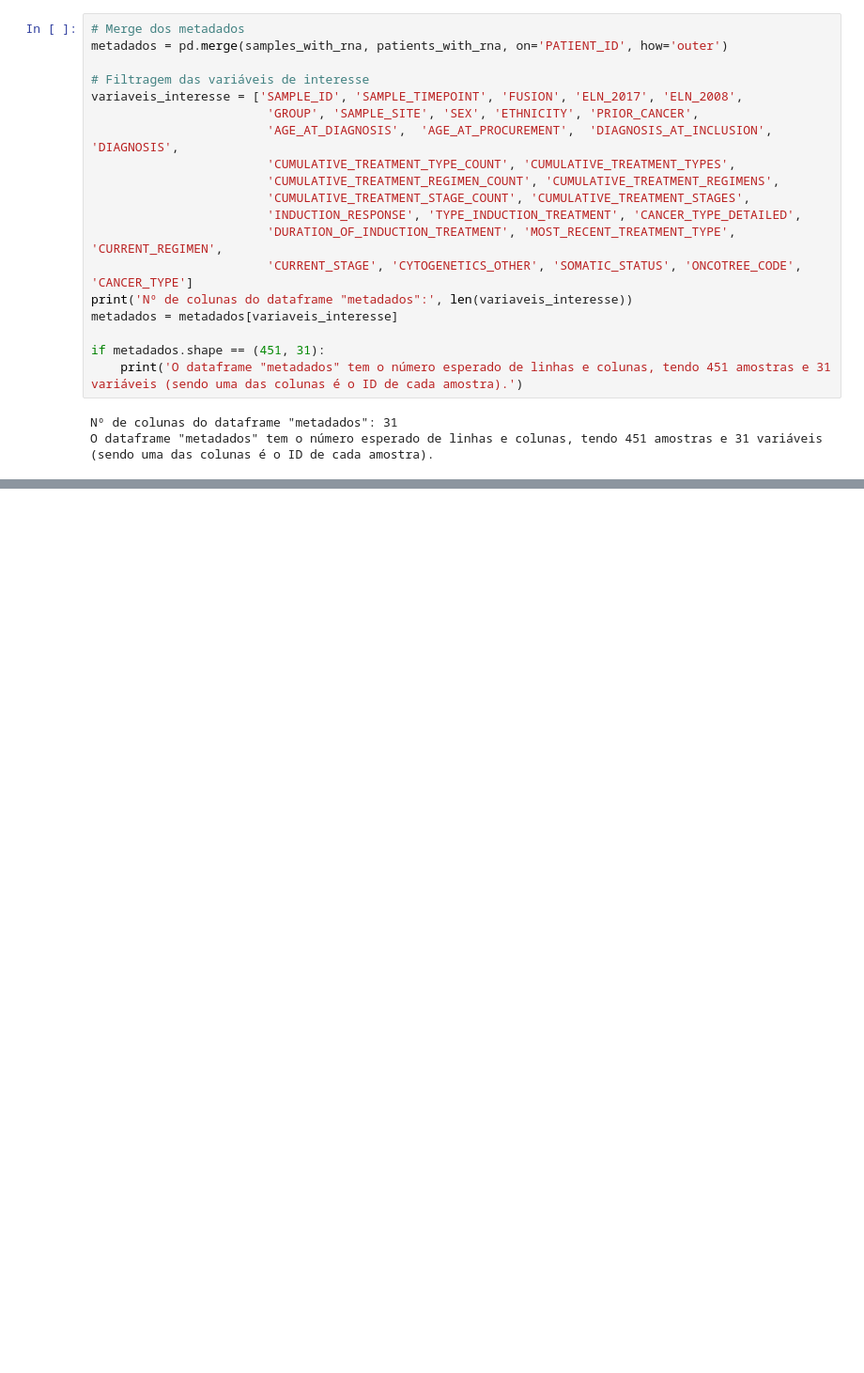
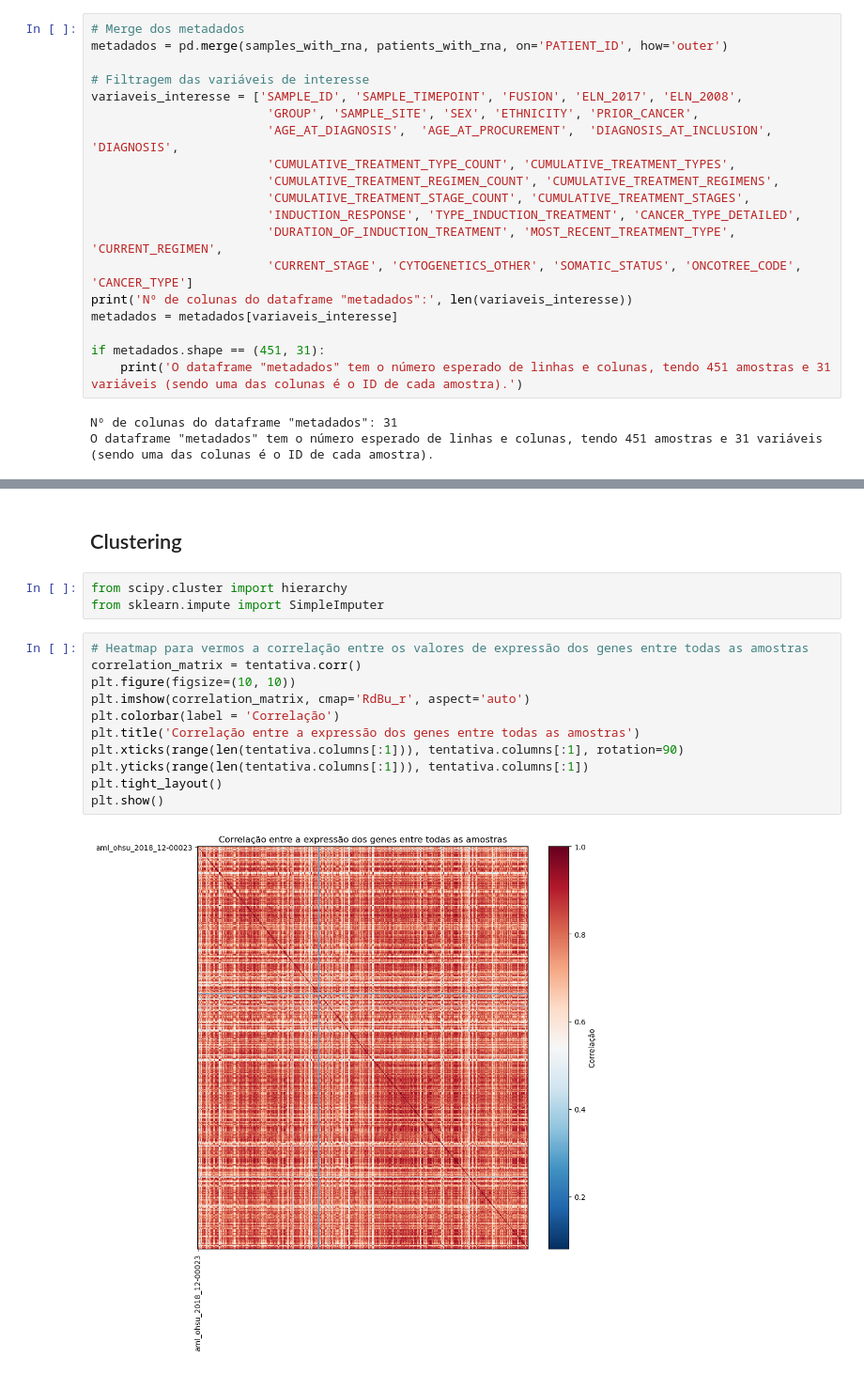
Before and after one commit to CarlosGomes00/Extracao, a Jupyter notebook: Projeto/Trabalho_extração_Python.ipynb, the cells around one changed output, grey strips where cells are left out. Shown at 94% size. Saved outputs shown, nothing was run; the diff lists cells and outputs as text; blank space fills up the shorter version.

```diff
--- a/Projeto/Trabalho_extração_Python.ipynb
+++ b/Projeto/Trabalho_extração_Python.ipynb
@@ -228,0 +835,18 @@ O dataframe "metadados" tem o número esperado de linhas e colunas, tendo 451 am
+# %% [markdown]
+## Clustering
+# %%
+from scipy.cluster import hierarchy
+from sklearn.impute import SimpleImputer
+# %%
+# Heatmap para vermos a correlação entre os valores de expressão dos genes entre todas as amostras
+correlation_matrix = tentativa.corr()
+plt.figure(figsize=(10, 10))
+plt.imshow(correlation_matrix, cmap='RdBu_r', aspect='auto')
+plt.colorbar(label = 'Correlação')
+plt.title('Correlação entre a expressão dos genes entre todas as amostras')
+plt.xticks(range(len(tentativa.columns[:1])), tentativa.columns[:1], rotation=90)
+plt.yticks(range(len(tentativa.columns[:1])), tentativa.columns[:1])
+plt.tight_layout()
+plt.show()
+# %% [output]
+[figure, added]
```
Also changed, not shown: parts of 126 cells of this notebook, 1 other file.
